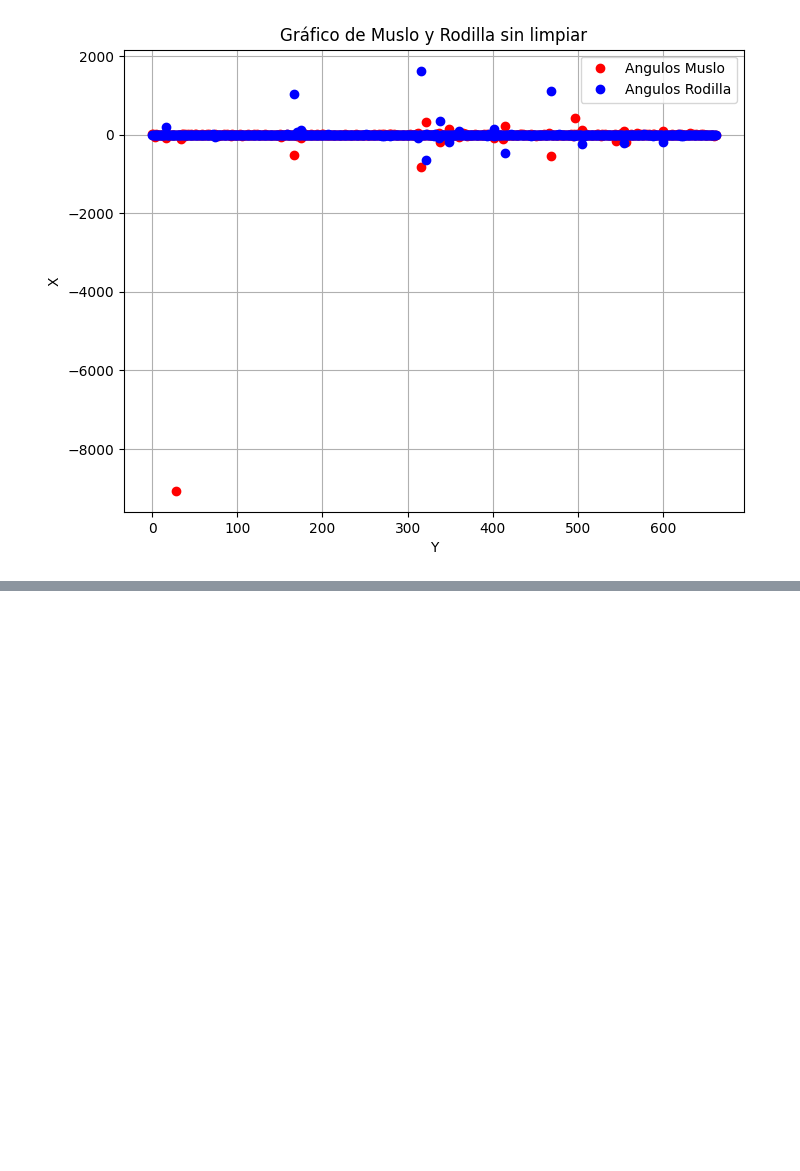
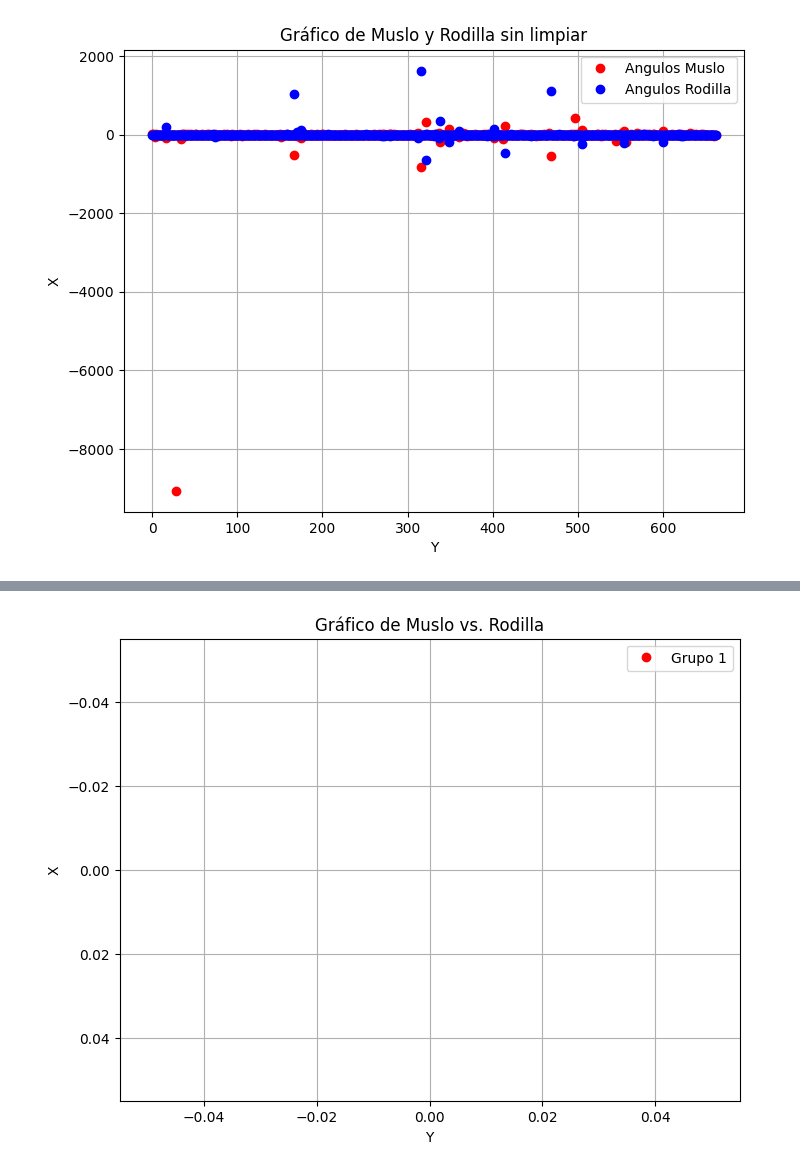
Before and after one commit to jorge-conejeros/Quadruped-Robot, a Jupyter notebook: Factorya_de_datos.ipynb, the cells around one changed output, grey strips where cells are left out. Cells and saved outputs as stored; diff of their text form; code cells hidden in the pictures; blank space fills up the shorter version.

Commit message:
avances: Time hilos

```diff
--- a/Factorya_de_datos.ipynb
+++ b/Factorya_de_datos.ipynb
@@ -176,3 +163,85 @@ plt.grid(True)  # Agregar cuadrícula
 plt.show()
 # %% [output]
 [figure]
+# %%
+import random
+import math
+import matplotlib.pyplot as plt
+import pandas as pd
+import numpy as np
+import sympy as sp
+import time
+
+def TransformacionDH(theta, d, a, alpha):
+    # theta y alpha en radianes
+    Z_Traslacion = sp.Matrix([[1, 0, 0, 0] , [0, 1, 0, 0] , [0, 0, 1, d] , [0, 0, 0, 1]])
+    X_Traslacion = sp.Matrix([[1, 0, 0, a] , [0, 1, 0, 0] , [0, 0, 1, 0] , [0, 0, 0, 1]])
+    Z_Rotacion = sp.Matrix([[sp.cos(theta), -sp.sin(theta), 0, 0] , [sp.sin(theta), sp.cos(theta), 0, 0] , [0, 0, 1, 0] , [0, 0, 0, 1]])
+    X_Rotacion = sp.Matrix([[1, 0, 0, 0] , [0, sp.cos(alpha), -sp.sin(alpha), 0] , [0, sp.sin(alpha), sp.cos(alpha), 0] , [0, 0, 0, 1]])
+    Transformacion = X_Rotacion*Z_Traslacion*X_Traslacion*Z_Rotacion
+    return Transformacion
+
+
+# Definir el radio de la pierna (longitud)
+radio_pierna = 0.4
+
+q1 = sp.symbols('q1')
+q2 = sp.symbols('q2')
+
+mov_x = [0.15 , 0.15]
+mov_y = [-0.15 , -0.1]
+
+print("--------------------------------------------------------------------")
+print("Matriz de transformación")
+T = TransformacionDH(q1, 0, 0.2, 0)* TransformacionDH(q2, 0, 0.2, 0)
+print(T)
+print("--------------------------------------------------------------------")
+print("Matriz de transformación simplificada")
+T = sp.simplify(T)
+print(T)
+
+df = pd.DataFrame(columns=['Muslo', 'Rodilla','PosX','PosY','Largo_Extremidades(m)'])
+
+if len(mov_x) != len(mov_y):
+    print("Dimensiones de mov_x y mov_y no coinsiden",len(mov_x) ,len(mov_y))
+
+for i in range(len(mov_y)):
+    a=mov_y[i]
+    b=mov_x[i]
+    # definimos las ecuaciones a resolver
+    ec1, ec2 = T[3]-a, T[7]-b
+    print("--------------------------------------------------------------------")
+    print("Ecuaciones con los angulos")
+    print(T[3])
+    print(T[7])
+    (ec1, ec2)
+    print("--------------------------------------------------------------------")
+    print("Ecuaciones ec1 y ec2")
+    print("ec1: ",ec1, " ,   ec2: ",ec2)
+    # ahora resolvemos la ecuación utilizando nsolve()
+    try:
+        q = sp.nsolve((ec1, ec2),(q1,q2),(1,-1), prec=6)
+        if 0 <= q[0] <= 3 and -2.96706 <= q[1] <= 0:
+            df.loc[len(df)] = {'Muslo': q[0]-1.5, 'Rodilla': q[1],'PosX': b,'PosY': a,'Largo_Extremidades(m)':0.2}
+            print("--------------------------------------------------------------------")
+            print("Ecuaciones resuelta")
+            print(q)
+    except:
+        #print(a,b)
+        #print("no se pudo calcular")
+        q = [0, 0, 0]
+
+print(df)
+
+plt.figure(figsize=(8, 6))  # Tamaño del gráfico
+plt.plot(df['PosY'], df['PosX'], 'ro', label='Grupo 1')  # Grupo 1 en rojo ('ro')
+plt.xlabel('Y')  # Etiqueta eje X
+plt.ylabel('X')  # Etiqueta eje Y
+plt.title('Gráfico de Muslo vs. Rodilla')  # Título del gráfico
+plt.legend()  # Mostrar leyenda
+#plt.gca().invert_xaxis()  # Invertir eje X
+plt.gca().invert_yaxis()  # Invertir eje Y
+# Muestra el gráfico
+plt.grid(True)  # Agregar cuadrícula
+plt.show()
+# %% [output]
@@ -178,0 +265 @@ plt.show()
+[figure, added]
```
Also changed, not shown: parts of 7 cells of this notebook, 5 other files.
